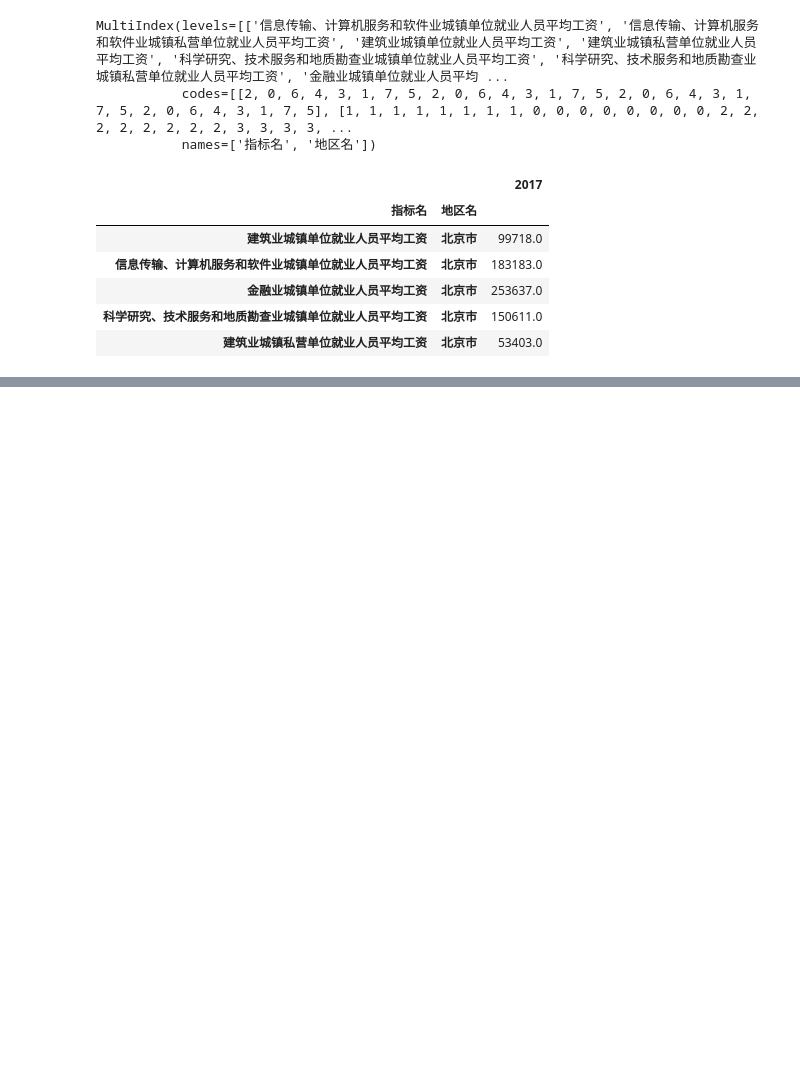
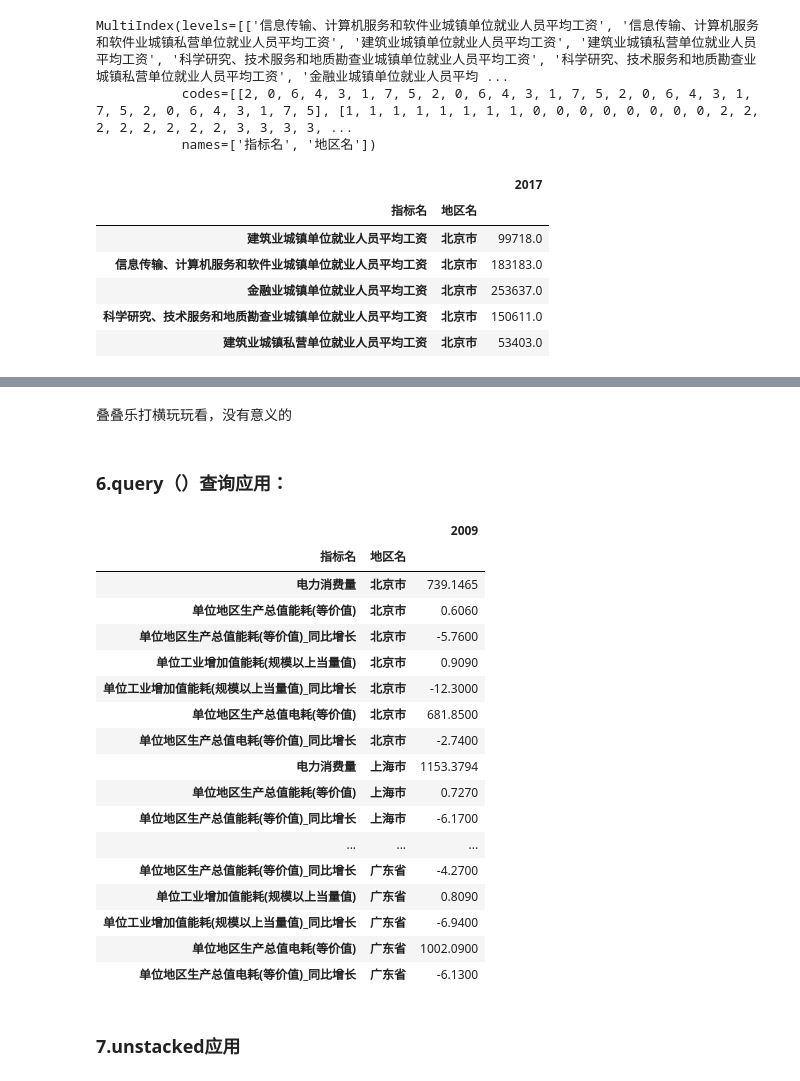
Before and after one commit to LuJIAYan/interactive-visualization, a Jupyter notebook: plotly/time/plotly_week2.ipynb, the cells around one changed output, grey strips where cells are left out. Drawn from its saved outputs; the diff is of its cells as text; code cells hidden in the pictures; blank space fills up the shorter version.

```diff
--- a/plotly/time/plotly_week2.ipynb
+++ b/plotly/time/plotly_week2.ipynb
@@ -386,0 +446,3 @@ dfmm.unstack(1).iplot(kind = "bar")
+# %%
+dfb=df.set_index("指标名").loc["电力消费量"].set_index("地区名").loc[['北京市','甘肃省','广东省','上海市'],["2009","2016","2017"]]
+dfb
@@ -386,0 +472,34 @@ dfmm.unstack(1).iplot(kind = "bar")
+# %% [markdown]
+叠叠乐打横玩玩看，没有意义的
+# %% [markdown]
+### 6.query（）查询应用：
+# %%
+dfc = df.query("地区名 in ['北京市','甘肃市','广东省','上海市']").set_index(["指标名","地区名"])[["2009"]]
+dfc
+
+# query 高阶判别式，比索引更加强大，是复合索引
+# 地区名作为一个栏位，执行过滤/查询
+# 指定一个查询判别式
+
+# 再把***变成索引index
+# %% [output]
+|  |  | 2009 |
+| 指标名 | 地区名 |  |
+| 电力消费量 | 北京市 | 739.1465 |
+| 单位地区生产总值能耗(等价值) | 北京市 | 0.6060 |
+| 单位地区生产总值能耗(等价值)_同比增长 | 北京市 | -5.7600 |
+| 单位工业增加值能耗(规模以上当量值) | 北京市 | 0.9090 |
+| 单位工业增加值能耗(规模以上当量值)_同比增长 | 北京市 | -12.3000 |
+| 单位地区生产总值电耗(等价值) | 北京市 | 681.8500 |
+| 单位地区生产总值电耗(等价值)_同比增长 | 北京市 | -2.7400 |
+| 电力消费量 | 上海市 | 1153.3794 |
+| 单位地区生产总值能耗(等价值) | 上海市 | 0.7270 |
+| 单位地区生产总值能耗(等价值)_同比增长 | 上海市 | -6.1700 |
+| ... | ... | ... |
+| 单位地区生产总值能耗(等价值)_同比增长 | 广东省 | -4.2700 |
+| 单位工业增加值能耗(规模以上当量值) | 广东省 | 0.8090 |
+| 单位工业增加值能耗(规模以上当量值)_同比增长 | 广东省 | -6.9400 |
+| 单位地区生产总值电耗(等价值) | 广东省 | 1002.0900 |
+| 单位地区生产总值电耗(等价值)_同比增长 | 广东省 | -6.1300 |
+# %% [markdown]
+### 7.unstacked应用
```
Also changed, not shown: parts of 52 cells of this notebook.
